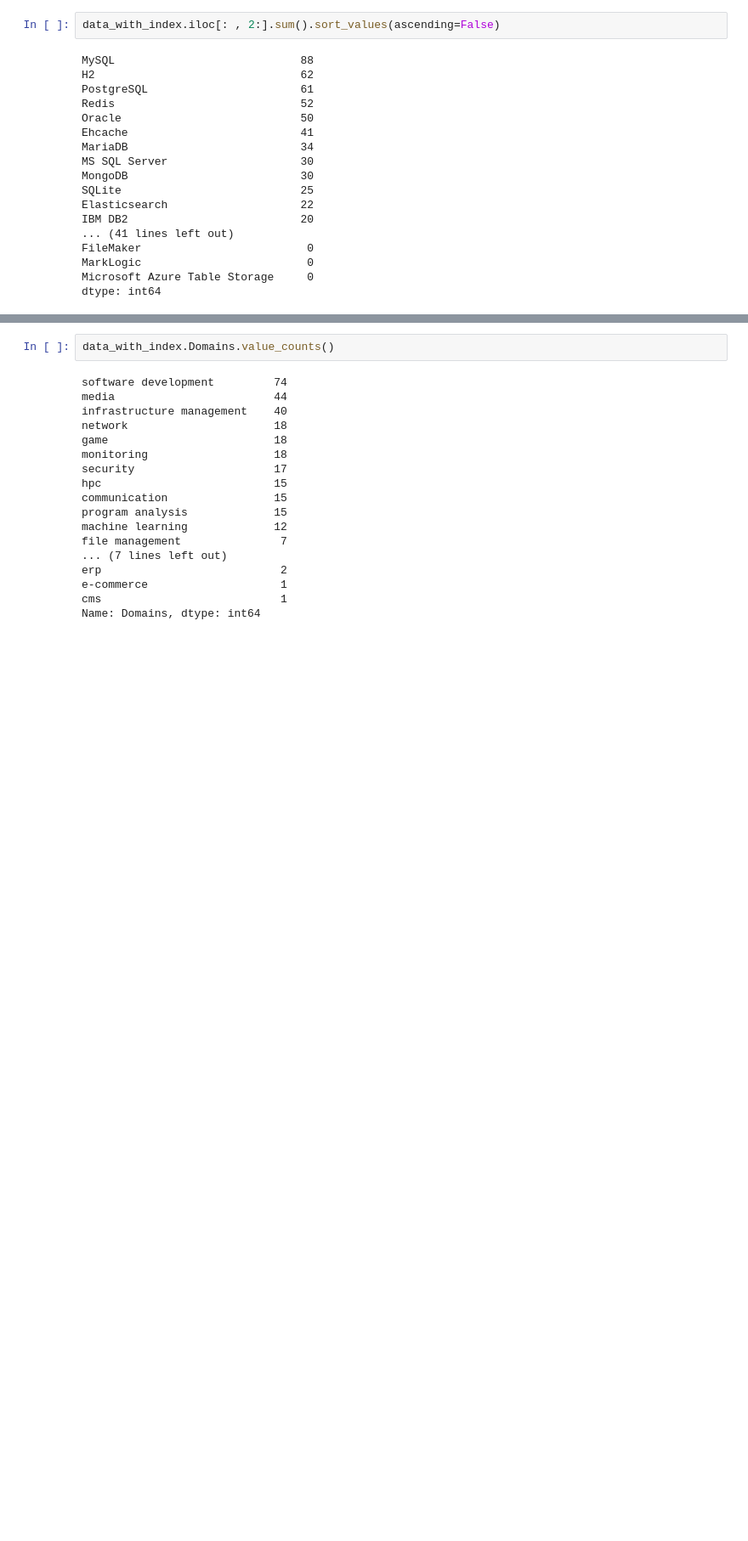
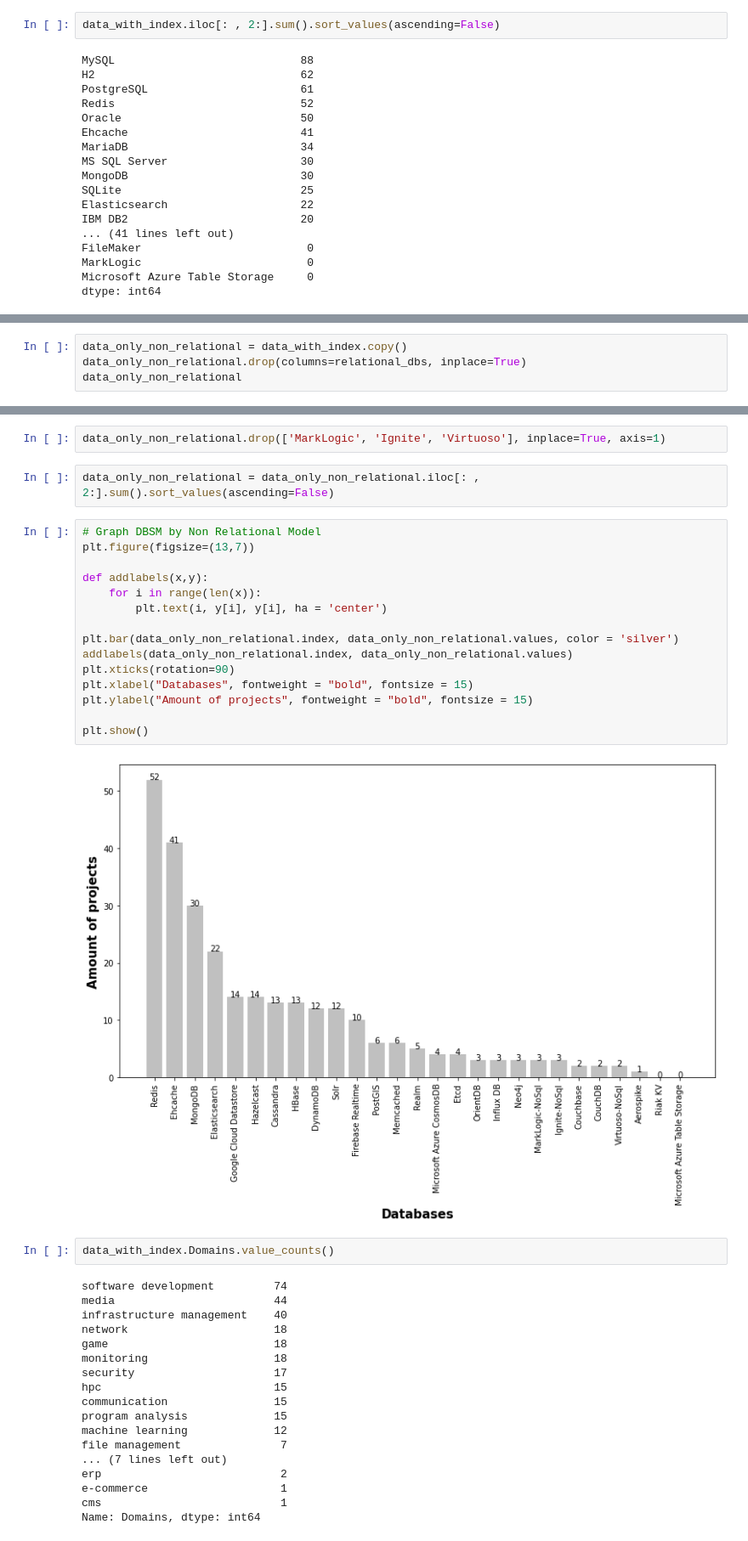
Before and after one commit to gems-uff/db-mining, a Jupyter notebook: src/results_database_characterization.ipynb, the cells around one changed output, grey strips where cells are left out. Shown at 85% size. Drawn from its saved outputs; the diff is of its cells as text; blank space fills up the shorter version.

```diff
--- a/src/results_database_characterization.ipynb
+++ b/src/results_database_characterization.ipynb
@@ -61,0 +123,4 @@ plt.show()
+# %%
+data_only_non_relational = data_with_index.copy()
+data_only_non_relational.drop(columns=relational_dbs, inplace=True)
+data_only_non_relational
@@ -62,3 +141,24 @@ plt.show()
+# %%
+data_only_non_relational.drop(['MarkLogic', 'Ignite', 'Virtuoso'], inplace=True, axis=1)
+# %%
+data_only_non_relational = data_only_non_relational.iloc[: , 2:].sum().sort_values(ascending=False)
+# %%
+# Graph DBSM by Non Relational Model
+plt.figure(figsize=(13,7))
+
+def addlabels(x,y):
+    for i in range(len(x)):
+        plt.text(i, y[i], y[i], ha = 'center')
+
+plt.bar(data_only_non_relational.index, data_only_non_relational.values, color = 'silver')
+addlabels(data_only_non_relational.index, data_only_non_relational.values)
+plt.xticks(rotation=90)
+plt.xlabel("Databases", fontweight = "bold", fontsize = 15)
+plt.ylabel("Amount of projects", fontweight = "bold", fontsize = 15)
+
+plt.show()
+# %% [output]
+[figure, added]
 # %%
 data_with_index.Domains.value_counts()
 # %% [output]
```
Also changed, not shown: parts of 5 cells of this notebook, 1 other file.
